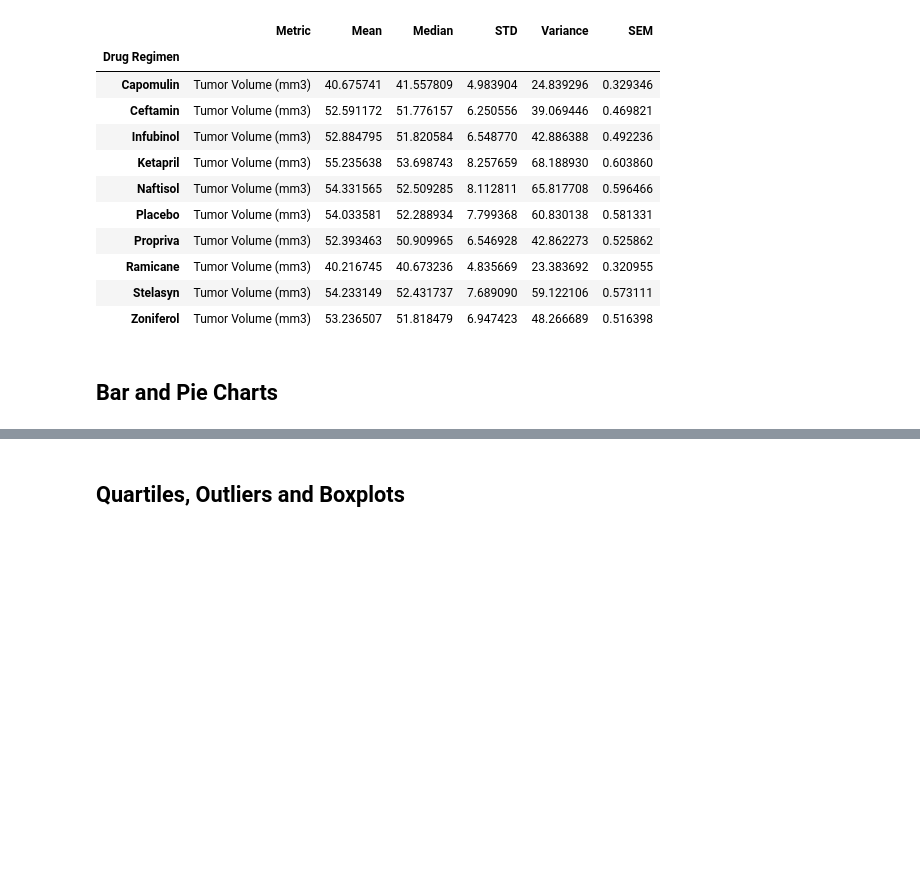
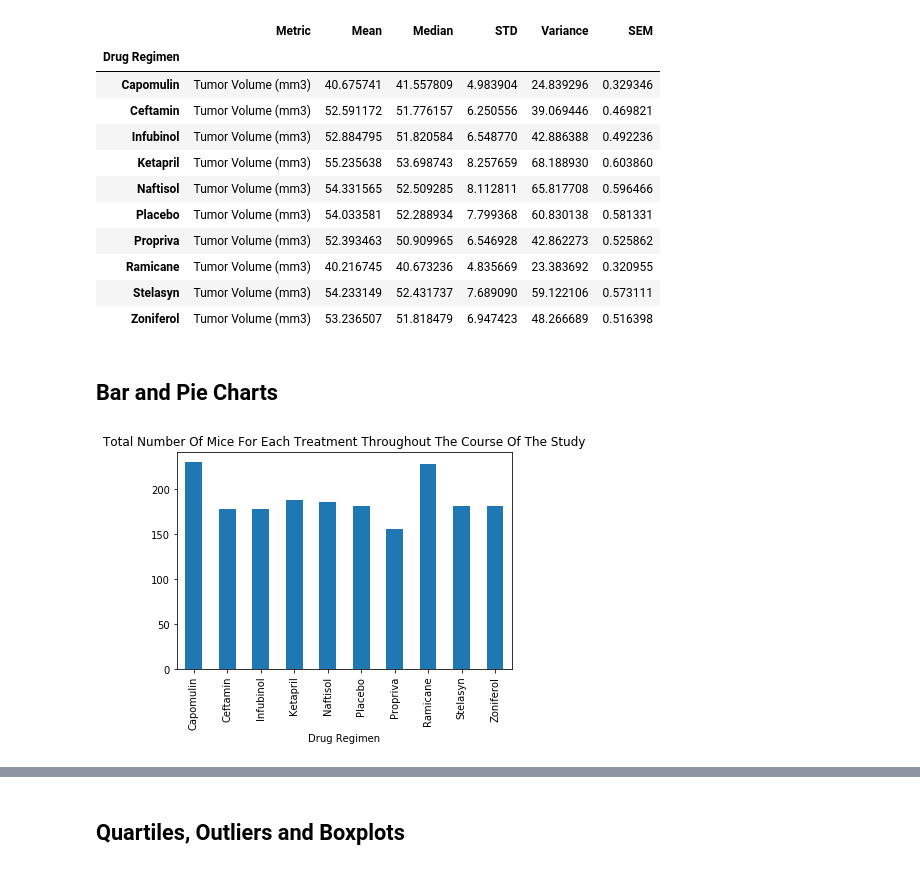
Before and after one commit to gpivaro/5_Matplotlib_Homework, a Jupyter notebook: pymaceuticals_starter.ipynb, the cells around one changed output, grey strips where cells are left out. Saved outputs shown, nothing was run; the diff lists cells and outputs as text; code cells hidden in the pictures; blank space fills up the shorter version.

Commit message:
Bar and Pie Charts

```diff
--- a/pymaceuticals_starter.ipynb
+++ b/pymaceuticals_starter.ipynb
@@ -229,2 +227,18 @@ summary_statists_df.set_index(['Drug Regimen']).sort_values('Drug Regimen')
+# %%
+# Generate a bar plot showing the total number of mice for each treatment throughout the course of the study using pandas.
+
+# First, count the number of mice for each regimen
+total_number_mice_treatment = cleaned_df.groupby('Drug Regimen')['Mouse ID'].count()
+
+# Create a series with the data
+gfg = pd.Series(total_number_mice_treatment)
+
+# Plot the data using pandas
+gfg.plot(kind='bar')
+plt.title('Total number of mice for each treatment throughout the course of the study'.title())
+plt.xlabel('Drug Regimen')
+plt.show()
+# %% [output]
+[figure, added]
 # %%
 # Generate a bar plot showing the total number of mice for each treatment throughout the course of the study using pyplot.
```
Also changed, not shown: parts of 3 cells of this notebook.
